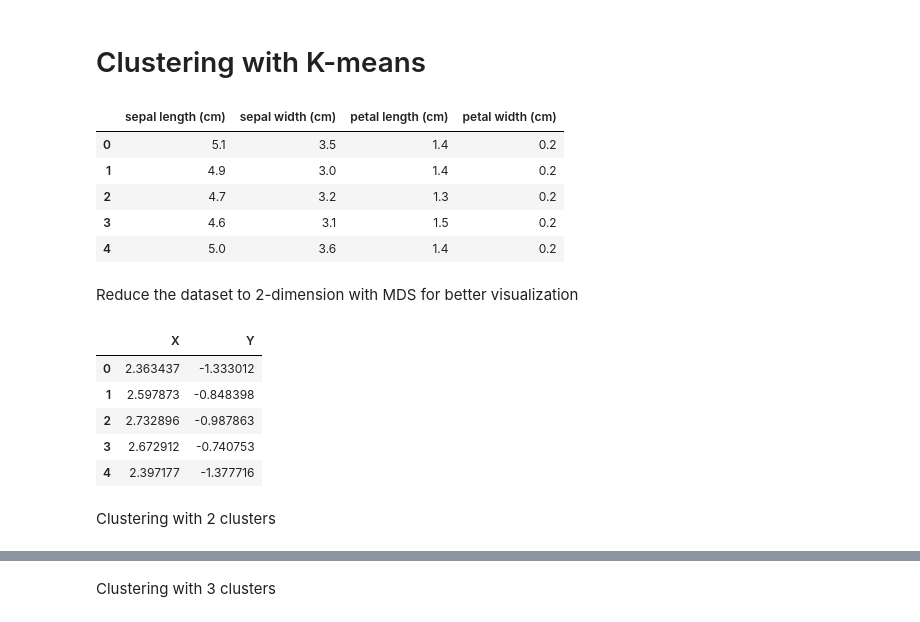
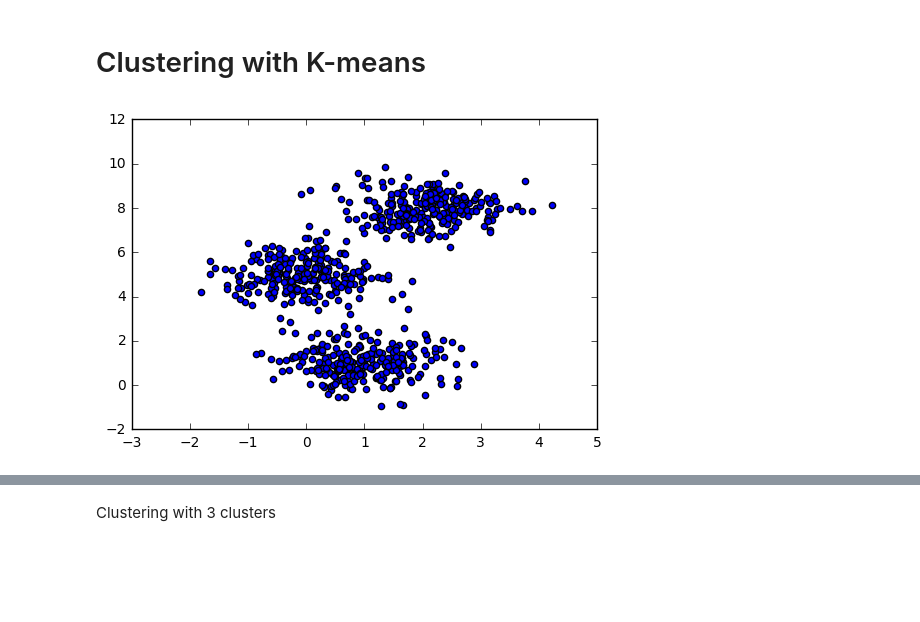
Before and after one commit to rueedlinger/machine-learning-snippets, a Jupyter notebook: unsupervised/clustering/kmeans/clustering_kmeans.ipynb, the cells around one changed output, grey strips where cells are left out. Saved outputs shown, nothing was run; the diff lists cells and outputs as text; code cells hidden in the pictures; blank space fills up the shorter version.

```diff
--- a/unsupervised/clustering/kmeans/clustering_kmeans.ipynb
+++ b/unsupervised/clustering/kmeans/clustering_kmeans.ipynb
@@ -9,32 +11,15 @@ import pandas as pd
 from sklearn import datasets
 from sklearn import cluster
 from sklearn import manifold
-# %%
-iris = datasets.load_iris()
-df = pd.DataFrame(iris.data, columns=iris.feature_names)
-df.head()
-# %% [output]
-|  | sepal length (cm) | sepal width (cm) | petal length (cm) | petal width (cm) |
-| 0 | 5.1 | 3.5 | 1.4 | 0.2 |
-| 1 | 4.9 | 3.0 | 1.4 | 0.2 |
-| 2 | 4.7 | 3.2 | 1.3 | 0.2 |
-| 3 | 4.6 | 3.1 | 1.5 | 0.2 |
-| 4 | 5.0 | 3.6 | 1.4 | 0.2 |
-# %% [markdown]
-Reduce the dataset to 2-dimension with MDS for better visualization
-# %%
-mds = manifold.MDS(n_components=2)
-new_dim = mds.fit_transform(iris.data)
-df = pd.DataFrame(new_dim, columns=['X', 'Y'])
-df.head()
-# %% [output]
-|  | X | Y |
-| 0 | 2.363437 | -1.333012 |
-| 1 | 2.597873 | -0.848398 |
-| 2 | 2.732896 | -0.987863 |
-| 3 | 2.672912 | -0.740753 |
-| 4 | 2.397177 | -1.377716 |
-# %% [markdown]
-Clustering with 2 clusters
+# %%
+data, labels_true = datasets.make_blobs(n_samples=750, centers=[[1,1],[0,5],[2,8]], cluster_std=0.7,
+                            random_state=0)
+
+
+plt.scatter(data[:,0], data[:,1])
+
+df = pd.DataFrame(data, columns=['X', 'Y'])
+# %% [output]
+[figure, added]
 # %%
 kmeans = cluster.KMeans(n_clusters=2)
```
Also changed, not shown: parts of 10 cells of this notebook, 4 other files.
